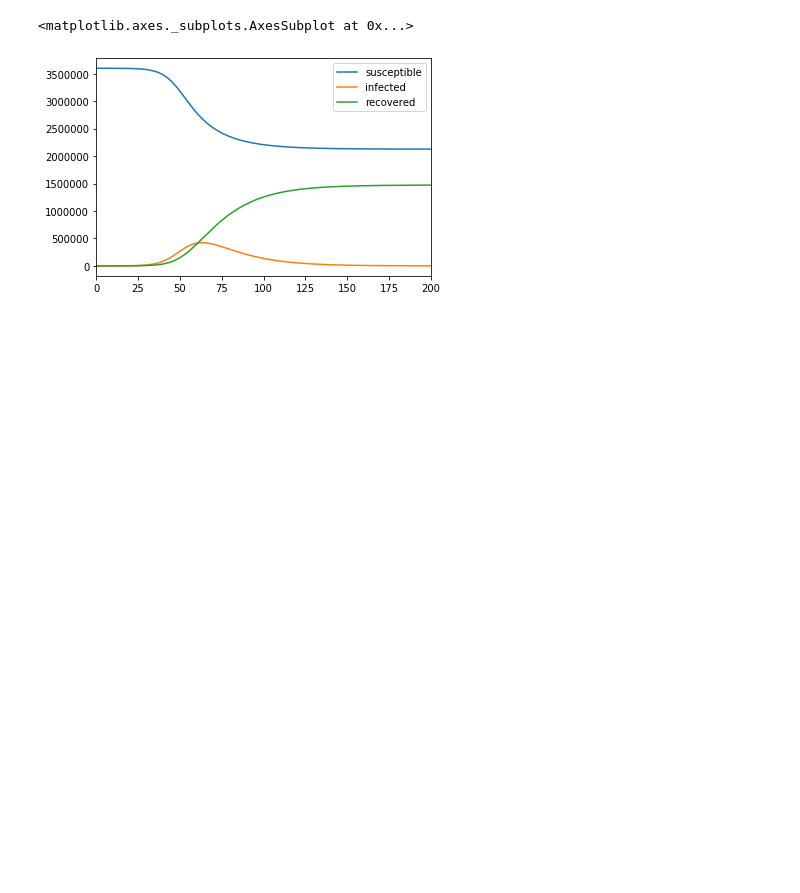
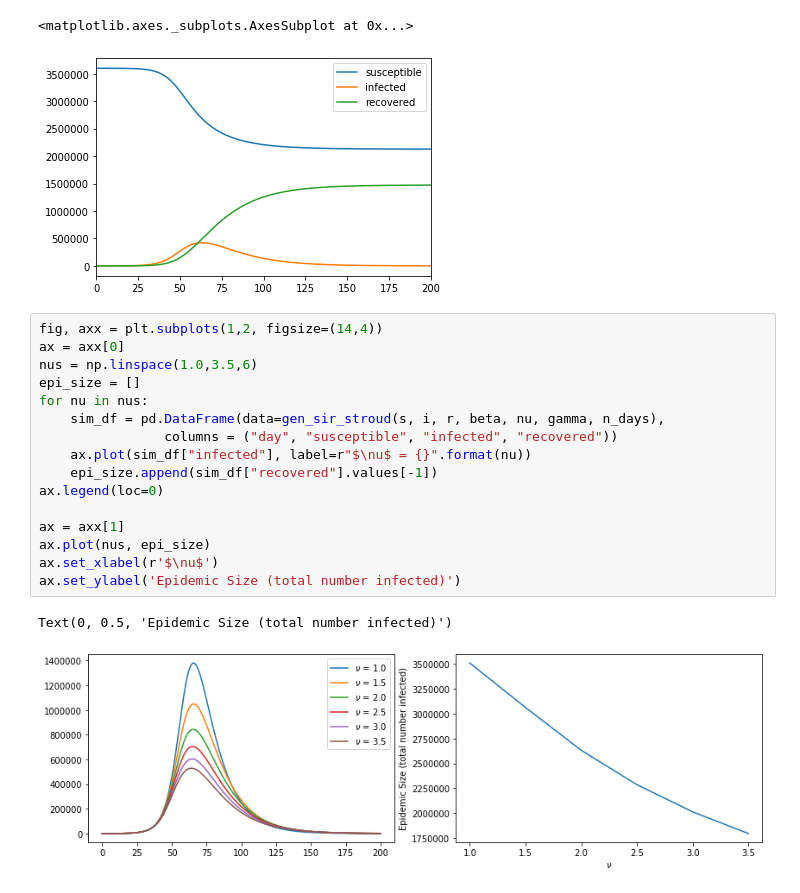
Before and after one commit to pennsignals/bayes-chime, a Jupyter notebook: notebooks/NetworkEffectsSIR.ipynb, the cells around one changed output. Saved outputs shown, nothing was run; the diff lists cells and outputs as text; blank space fills up the shorter version.

```diff
--- a/notebooks/NetworkEffectsSIR.ipynb
+++ b/notebooks/NetworkEffectsSIR.ipynb
@@ -216,3 +196,22 @@ sim_df[["susceptible","infected", "recovered"]].plot()
 # %% [output]
 <matplotlib.axes._subplots.AxesSubplot at 0x...>
 [figure]
+# %%
+fig, axx = plt.subplots(1,2, figsize=(14,4))
+ax = axx[0]
+nus = np.linspace(1.0,3.5,6)
+epi_size = []
+for nu in nus:
+    sim_df = pd.DataFrame(data=gen_sir_stroud(s, i, r, beta, nu, gamma, n_days),
+                columns = ("day", "susceptible", "infected", "recovered"))
+    ax.plot(sim_df["infected"], label=r"$\nu$ = {}".format(nu))
+    epi_size.append(sim_df["recovered"].values[-1])
+ax.legend(loc=0)
+
+ax = axx[1]
+ax.plot(nus, epi_size)
+ax.set_xlabel(r'$\nu$')
+ax.set_ylabel('Epidemic Size (total number infected)')
+# %% [output]
+Text(0, 0.5, 'Epidemic Size (total number infected)')
+[figure, added]
```
Also changed, not shown: parts of 21 cells of this notebook.
